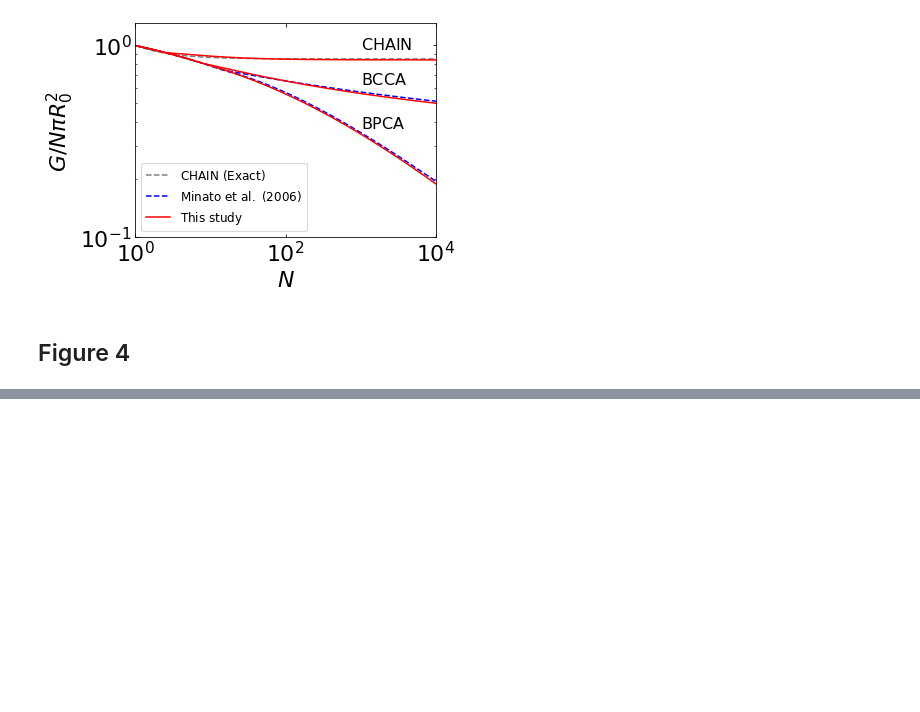
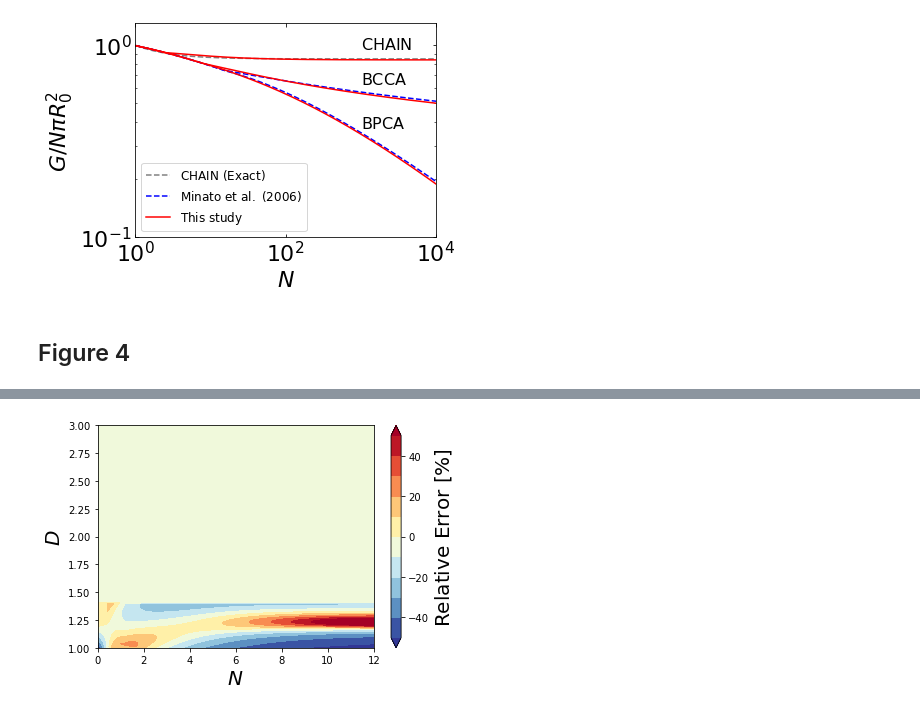
Before and after one commit to rtazaki1205/geofractal, a Jupyter notebook: figures/figures_for_Tazaki_2021.ipynb, the cells around one changed output, grey strips where cells are left out. Cells and saved outputs as stored; diff of their text form; code cells hidden in the pictures; blank space fills up the shorter version.

```diff
--- a/figures/figures_for_Tazaki_2021.ipynb
+++ b/figures/figures_for_Tazaki_2021.ipynb
@@ -102,0 +210,13 @@ f.savefig('fig3.pdf')
+# %%
+ndf = 100
+df = np.linspace(1.0,3.0,ndf+1)
+G = np.zeros((N,N))
+GO = np.zeros((N,N))
+error = np.zeros((N,N))
+for i in range(ndf+1):
+    k0 = 0.5*(0.3-np.sqrt(3.0))*(df[i]-1.0)+np.sqrt(3.0)
+    print (i,'%13.6e %13.6e'%(df[i],k0))
+    for j in range(N):
+            G[i,j] = geofractal(PN[j],df[i],k0,cormodel)
+            GO[i,j] = okuzumi09(PN[j],df[i],k0)
+            error[i,j] = (GO[i,j]-G[i,j])*1.e2/G[i,j]
@@ -102,0 +241,36 @@ f.savefig('fig3.pdf')
+# %%
+from matplotlib.ticker import MultipleLocator, FormatStrFormatter
+
+@plt.FuncFormatter
+def fake_log(x, pos):
+    'The two args are the value and tick position'
+    return r'$10^{%d}$' % (x)
+
+fig, ax = plt.subplots()
+
+# Set tics font size
+#fontsize = 20
+#for t in ax.get_xticklabels():    #get_xticklabels will get you the label objects, same for y
+##    t.set_fontsize(fontsize)
+#for t in ax.get_yticklabels():
+#    t.set_fontsize(fontsize)
+
+# set xrange [log(x)]
+ax.set_xlim(0,12)
+# set yrange
+ax.set_ylim(1,3)
+ax.set_ylabel(r'$D$',fontsize=20)
+ax.set_xlabel(r'$N$',fontsize=20)
+ax.tick_params(direction='out',which='minor',right=True)
+#ax.tick_params(direction='out',which='both',right=True,top=True)
+#ax.xaxis.set_major_formatter(fake_log)
+cs=ax.contourf(error,levels=[-50,-40,-30,-20,-10,0,10,20,30,40,50],extent=(0,12,1,3), extend="both", cmap='RdYlBu_r')
+cbar=fig.colorbar(cs)
+#cbar.set_clim(-50,50)
+cbar.set_label(r'$\mathrm{Relative~Error}~[\%]$', fontsize=20)
+#cbar.ax.tick_params(labelsize='large')
+fig.tight_layout()
+plt.show()
+#plt.savefig('fig6.pdf')
+# %% [output]
+[figure, added]
```
Also changed, not shown: parts of 8 cells of this notebook.
